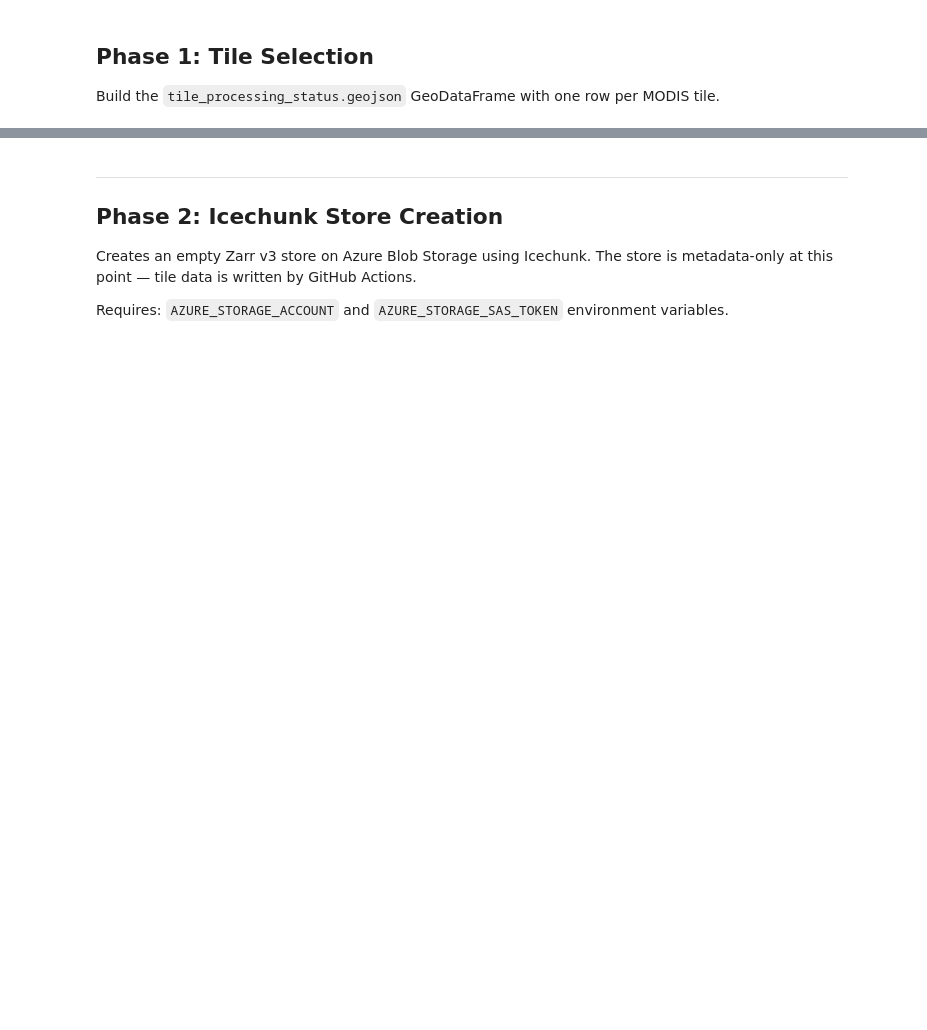
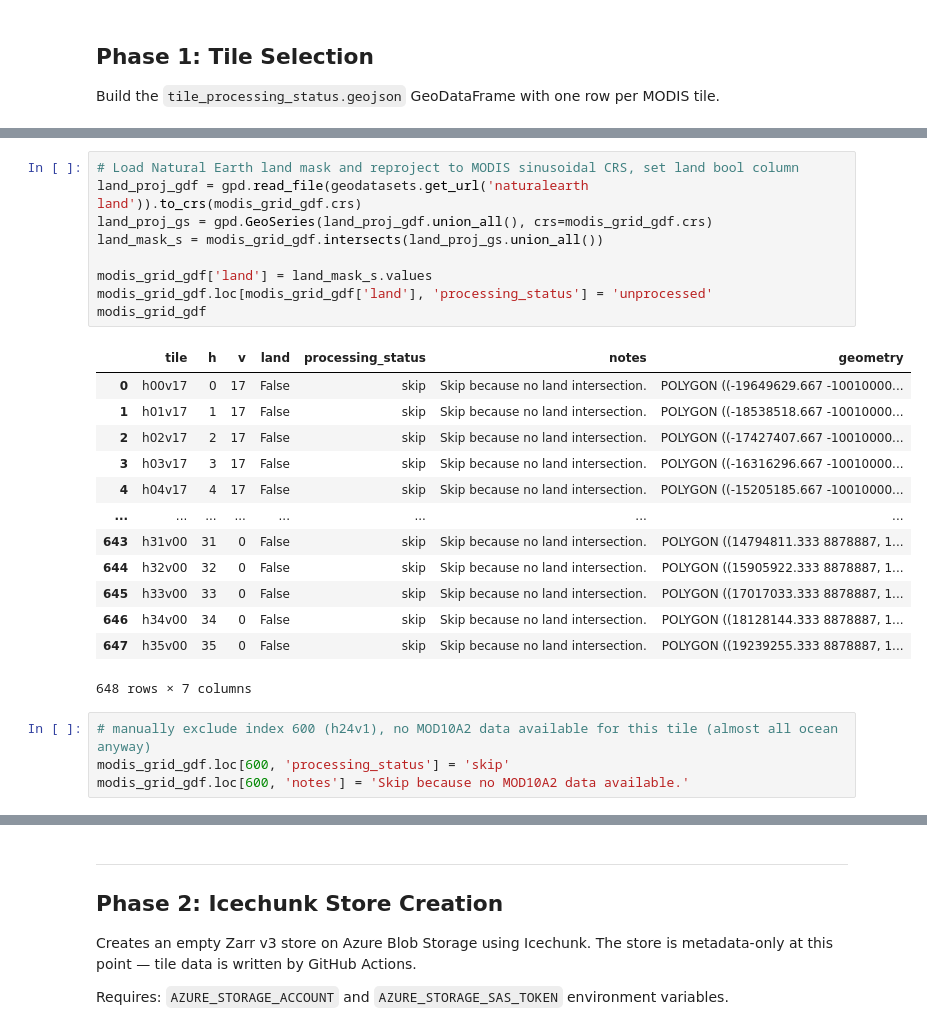
Before and after one commit to egagli/MODIS_snow_phenology, a Jupyter notebook: notebooks/01_initialize.ipynb, the cells around one changed output, grey strips where cells are left out. Cells and saved outputs as stored; diff of their text form; blank space fills up the shorter version.

```diff
--- a/notebooks/01_initialize.ipynb
+++ b/notebooks/01_initialize.ipynb
@@ -96,0 +74,27 @@ plt.tight_layout()
+# %%
+# Load Natural Earth land mask and reproject to MODIS sinusoidal CRS, set land bool column
+land_proj_gdf = gpd.read_file(geodatasets.get_url('naturalearth land')).to_crs(modis_grid_gdf.crs)
+land_proj_gs = gpd.GeoSeries(land_proj_gdf.union_all(), crs=modis_grid_gdf.crs)
+land_mask_s = modis_grid_gdf.intersects(land_proj_gs.union_all())
+
+modis_grid_gdf['land'] = land_mask_s.values
+modis_grid_gdf.loc[modis_grid_gdf['land'], 'processing_status'] = 'unprocessed'
+modis_grid_gdf
+# %% [output]
+|  | tile | h | v | land | processing_status | notes | geometry |
+| 0 | h00v17 | 0 | 17 | False | skip | Skip because no land intersection. | POLYGON ((-19649629.667 -10010000... |
+| 1 | h01v17 | 1 | 17 | False | skip | Skip because no land intersection. | POLYGON ((-18538518.667 -10010000... |
+| 2 | h02v17 | 2 | 17 | False | skip | Skip because no land intersection. | POLYGON ((-17427407.667 -10010000... |
+| 3 | h03v17 | 3 | 17 | False | skip | Skip because no land intersection. | POLYGON ((-16316296.667 -10010000... |
+| 4 | h04v17 | 4 | 17 | False | skip | Skip because no land intersection. | POLYGON ((-15205185.667 -10010000... |
+| ... | ... | ... | ... | ... | ... | ... | ... |
+| 643 | h31v00 | 31 | 0 | False | skip | Skip because no land intersection. | POLYGON ((14794811.333 8878887, 1... |
+| 644 | h32v00 | 32 | 0 | False | skip | Skip because no land intersection. | POLYGON ((15905922.333 8878887, 1... |
+| 645 | h33v00 | 33 | 0 | False | skip | Skip because no land intersection. | POLYGON ((17017033.333 8878887, 1... |
+| 646 | h34v00 | 34 | 0 | False | skip | Skip because no land intersection. | POLYGON ((18128144.333 8878887, 1... |
+| 647 | h35v00 | 35 | 0 | False | skip | Skip because no land intersection. | POLYGON ((19239255.333 8878887, 1... |
+648 rows × 7 columns
+# %%
+# manually exclude index 600 (h24v1), no MOD10A2 data available for this tile (almost all ocean anyway)
+modis_grid_gdf.loc[600, 'processing_status'] = 'skip'
+modis_grid_gdf.loc[600, 'notes'] = 'Skip because no MOD10A2 data available.'
```
Also changed, not shown: parts of 13 cells of this notebook, 9 other files.
